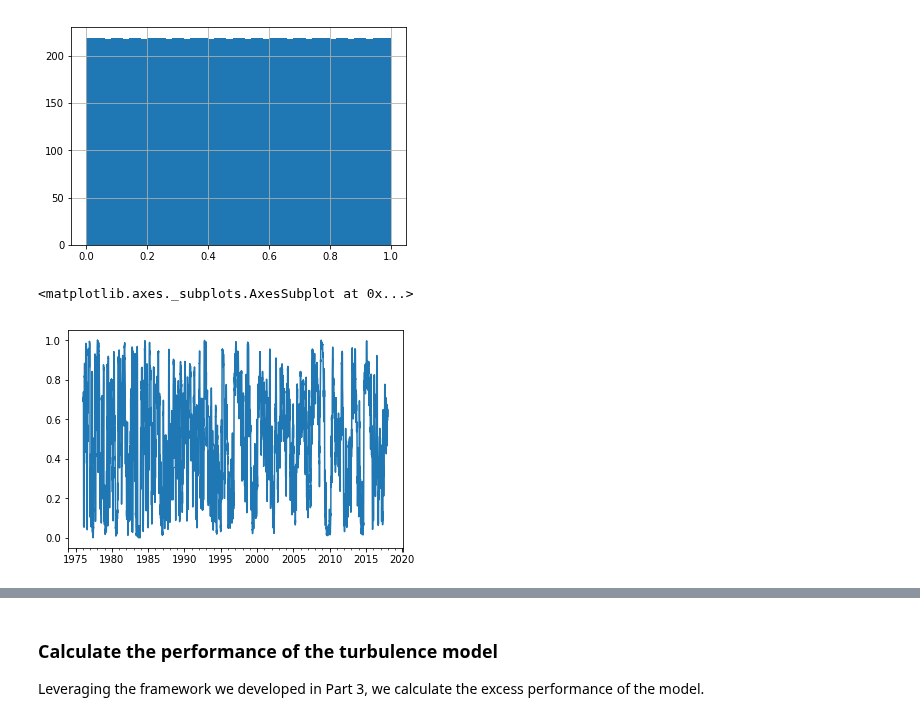
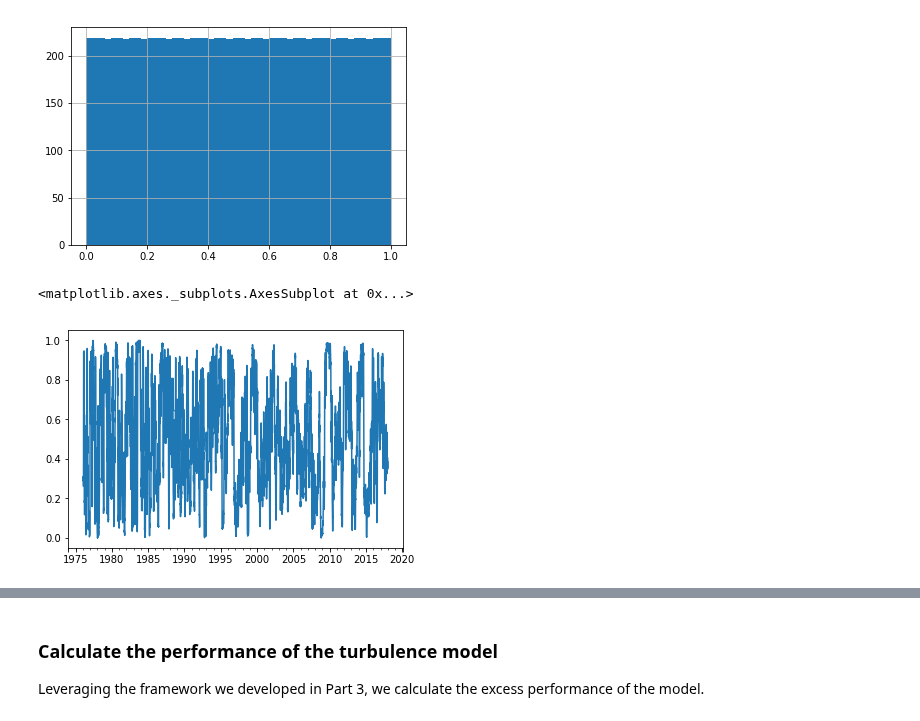
Before and after one commit to fintechsteve/modeling-volatility, a Jupyter notebook: Part_04b_Creating_Turbulence_Model.ipynb, the cells around one changed output, grey strips where cells are left out. Saved outputs shown, nothing was run; the diff lists cells and outputs as text; code cells hidden in the pictures.

```diff
--- a/Part_04b_Creating_Turbulence_Model.ipynb
+++ b/Part_04b_Creating_Turbulence_Model.ipynb
@@ -126,14 +127,14 @@ historical_turb_rank.hist(bins=50)
 # %%
 insample_start_date = '1975-01-02'
 insample_end_date = '2000-01-01'
 insample_turb = (roll_turb['smoothed'].loc[insample_start_date:insample_end_date]).dropna().values
 insample_turb.sort()
 num_insample = np.size(insample_turb)
-roll_turb['ranked'] = np.true_divide(list(map(lambda x:float('NaN') if np.isnan(x) else bisect.bisect_left(insample_turb,x), roll_turb['smoothed'])),num_insample)
+roll_turb['ranked'] = 1-np.true_divide(list(map(lambda x:float('NaN') if np.isnan(x) else bisect.bisect_left(insample_turb,x), roll_turb['smoothed'])),num_insample)
 roll_turb['ranked'].plot()
 # %% [output]
 <matplotlib.axes._subplots.AxesSubplot at 0x...>
-[figure, old version]
+[figure, new version]
 # %%
 def turbulence_weights(roll_turb, insample_start_date, insample_end_date):
   insample_turb = (roll_turb['smoothed'].loc[insample_start_date:insample_end_date]).dropna().values
```
Also changed, not shown: parts of 19 cells of this notebook.
